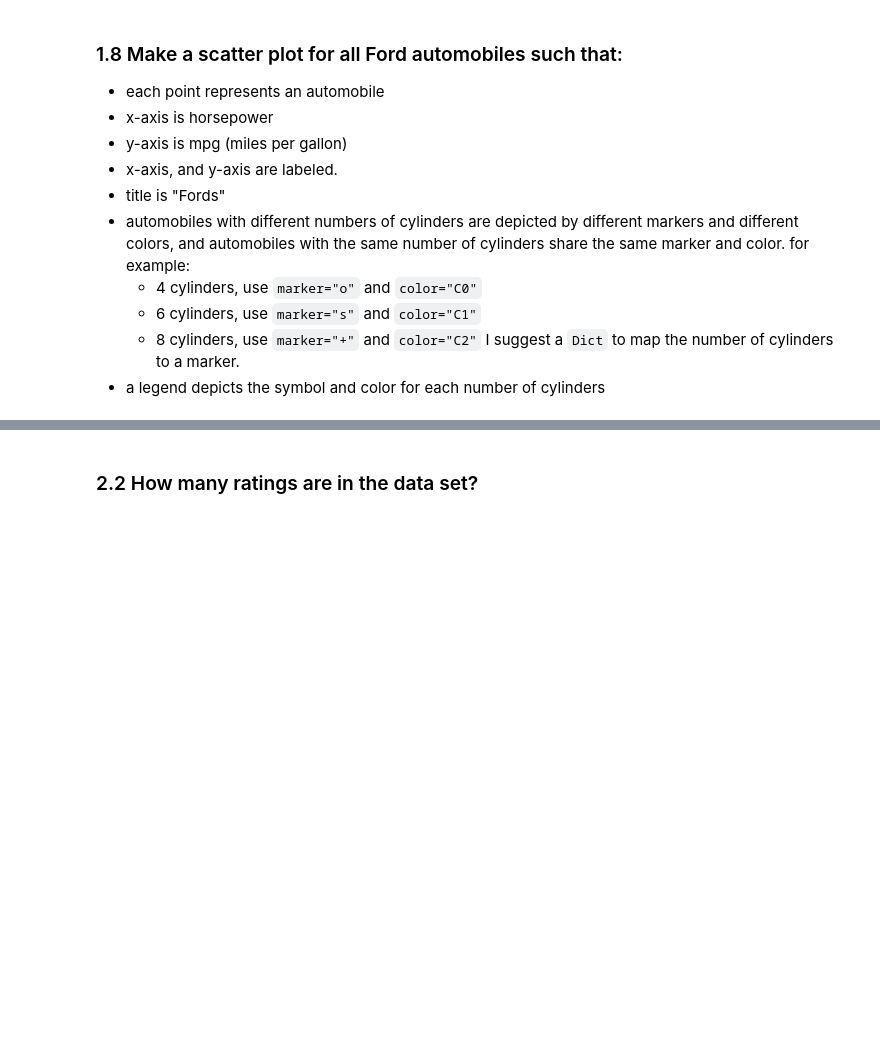
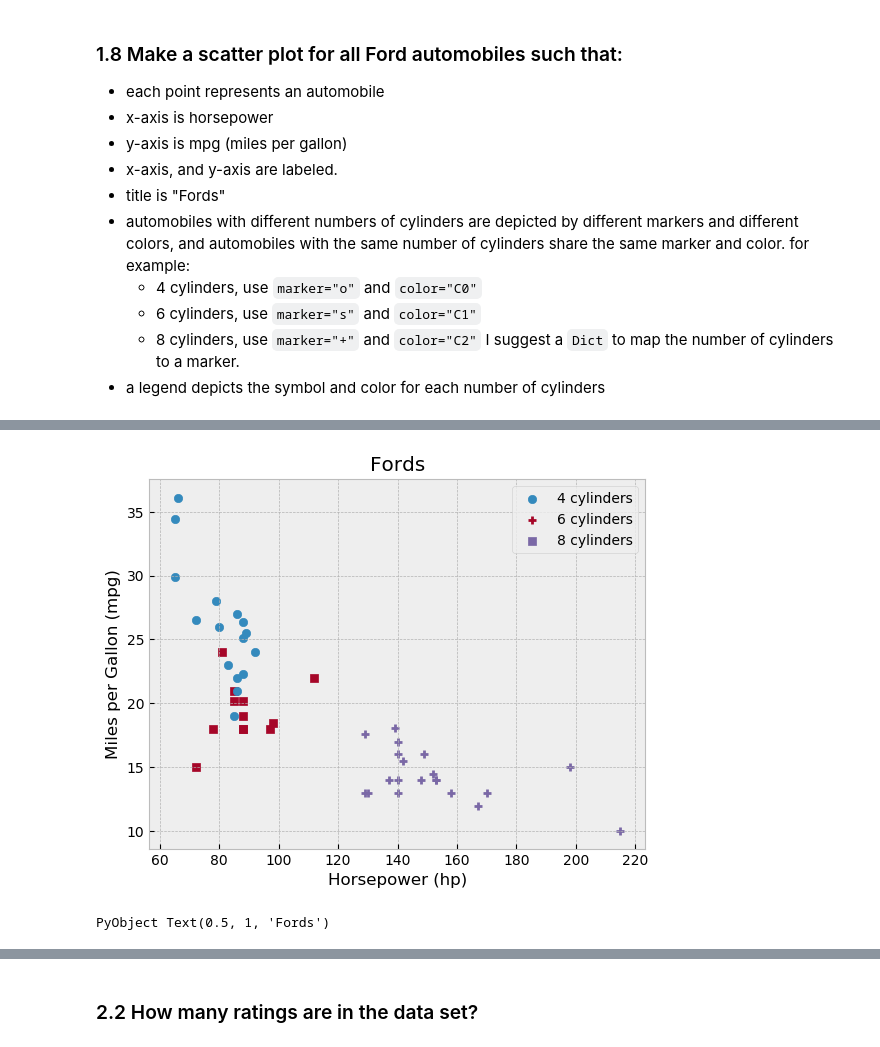
Before and after one commit to anth0nyhle/OSUCoursework, a Jupyter notebook: che599_intro_data_science/hw2/hw2.ipynb, the cells around one changed output, grey strips where cells are left out. Cells and saved outputs as stored; diff of their text form; code cells hidden in the pictures; blank space fills up the shorter version.

````diff
--- a/che599_intro_data_science/hw2/hw2.ipynb
+++ b/che599_intro_data_science/hw2/hw2.ipynb
@@ -134,3 +153,14 @@ clim(0.0, 25.0)
 occursin("ford", "i love ford pintos") # true
 occursin("ford", "i love subarus") # false
 ```
+# %%
+not_ford = []
+
+for i = 1:n_autos
+    if occursin("ford", df_autos[i, :car_name]) == 0
+        append!(not_ford, i)
+    end
+end
+
+deleterows!(df_autos, not_ford)
+n_fords = nrow(df_autos)
@@ -153,3 +212,17 @@ occursin("ford", "i love subarus") # false
+# %%
+figure()
+xlabel("Horsepower (hp)")
+ylabel("Miles per Gallon (mpg)")
+for i = 1:n_fords
+    m = cylinder_markers[df_autos[i, :cylinders]][1]
+    c = cylinder_markers[df_autos[i, :cylinders]][2]
+    scatter(df_autos[i, :horsepower], df_autos[i, :mpg], marker=m, color=c)
+end
+legend(handles=marker_legend)
+title("Fords")
+# %% [output]
+[figure, added]
+PyObject Text(0.5, 1, 'Fords')
 # %% [markdown]
 ## 2 Ramen
 
````
Also changed, not shown: parts of 26 cells of this notebook.
